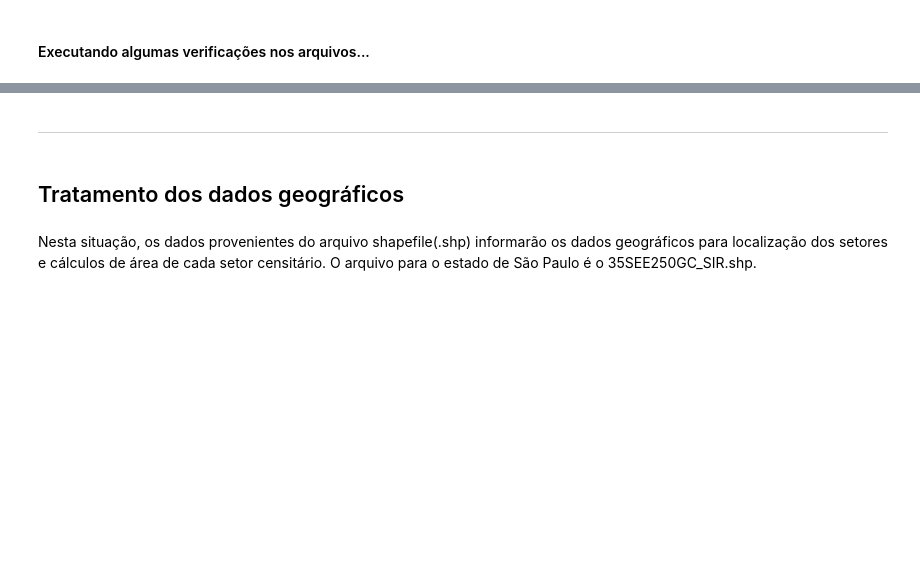
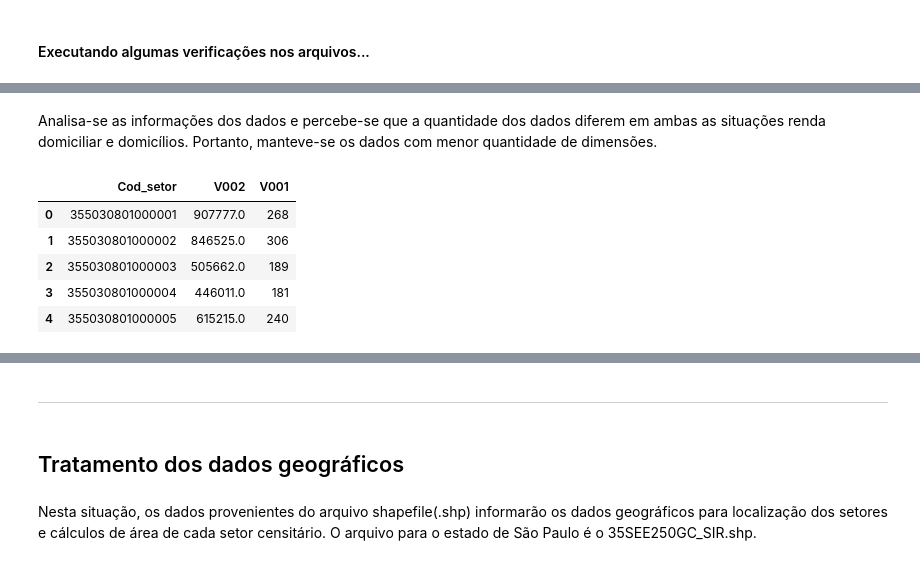
Before and after one commit to gcunharodrigues/uber, a Jupyter notebook: estudos_demograficos_setores_censitarios_v3.ipynb, the cells around one changed output, grey strips where cells are left out. Saved outputs shown, nothing was run; the diff lists cells and outputs as text; code cells hidden in the pictures; blank space fills up the shorter version.

```diff
--- a/estudos_demograficos_setores_censitarios_v3.ipynb
+++ b/estudos_demograficos_setores_censitarios_v3.ipynb
@@ -863,0 +647,3 @@ Após essa análise, percebemos que todos os municípios estão com os seus bair
+# %%
+stg1_city_dom = stg_city_dom[['Cod_setor', 'V001']].copy()
+stg1_city_dom_cap = stg_city_dom_cap[['Cod_setor', 'V001']].copy()
@@ -863,0 +668,5 @@ Após essa análise, percebemos que todos os municípios estão com os seus bair
+# %%
+stg1_city_dom_cap = stg1_city_dom_cap.astype({'Cod_setor' : 'str',
+                                                    'V001' : 'int'})
+stg1_city_dom = stg1_city_dom.astype({'Cod_setor' : 'str',
+                                                    'V001' : 'int'})
@@ -863,0 +704,2 @@ Após essa análise, percebemos que todos os municípios estão com os seus bair
+# %% [markdown]
+Analisa-se as informações dos dados e percebe-se que a quantidade dos dados diferem em ambas as situações renda domiciliar e domicílios. Portanto, manteve-se os dados com menor quantidade de dimensões.
@@ -863,0 +708,9 @@ Após essa análise, percebemos que todos os municípios estão com os seus bair
+# %%
+comb_city.head()
+# %% [output]
+|  | Cod_setor | V002 | V001 |
+| 0 | 355030801000001 | 907777.0 | 268 |
+| 1 | 355030801000002 | 846525.0 | 306 |
+| 2 | 355030801000003 | 505662.0 | 189 |
+| 3 | 355030801000004 | 446011.0 | 181 |
+| 4 | 355030801000005 | 615215.0 | 240 |
```
Also changed, not shown: parts of 130 cells of this notebook.
